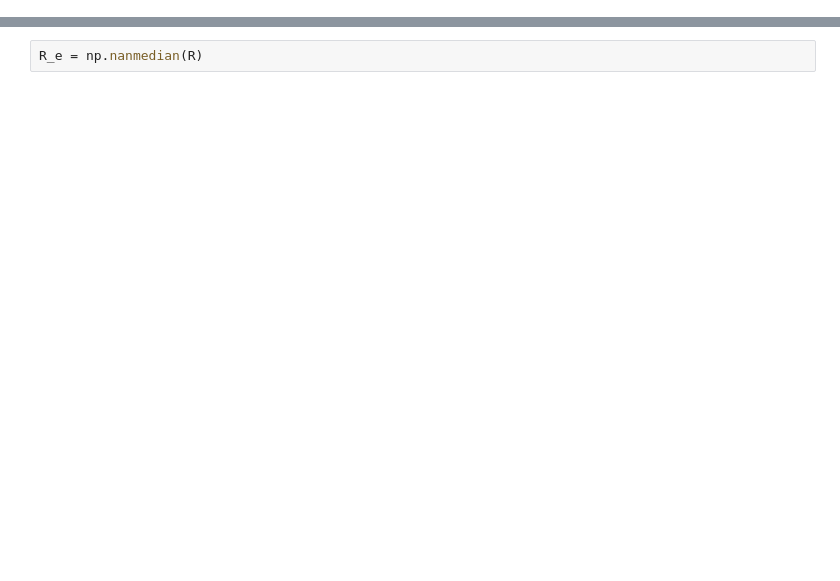
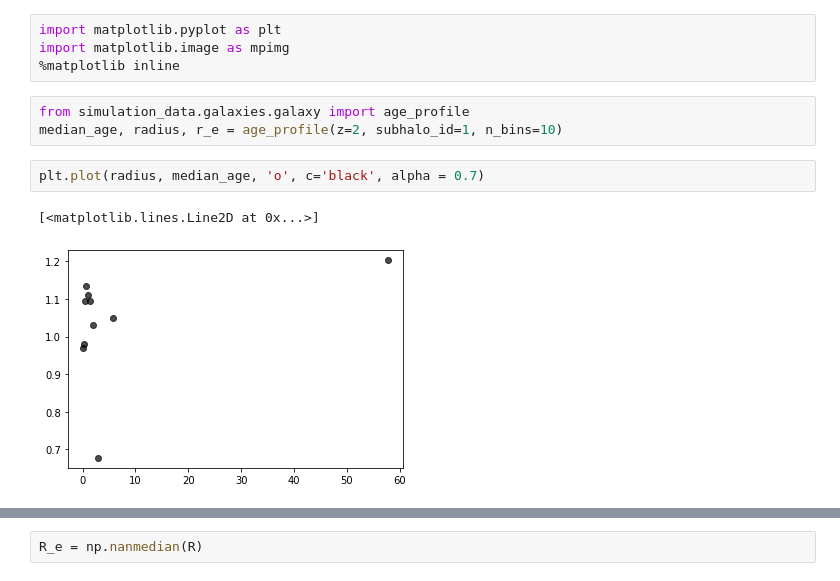
Before and after one commit to pathakde/Galaxy-Quenching, a Jupyter notebook: stellar_age_radial_distribution_plots.ipynb, the cells around one changed output, grey strips where cells are left out. Cells and saved outputs as stored; diff of their text form; blank space fills up the shorter version.

```diff
--- a/stellar_age_radial_distribution_plots.ipynb
+++ b/stellar_age_radial_distribution_plots.ipynb
@@ -0,0 +1,12 @@
+# %%
+import matplotlib.pyplot as plt
+import matplotlib.image as mpimg
+%matplotlib inline
+# %%
+from simulation_data.galaxies.galaxy import age_profile
+median_age, radius, r_e = age_profile(z=2, subhalo_id=1, n_bins=10)
+# %%
+plt.plot(radius, median_age, 'o', c='black', alpha = 0.7)
+# %% [output]
+[<matplotlib.lines.Line2D at 0x...>]
+[figure, added]
```
Also changed, not shown: parts of 16 cells of this notebook, 3 other files.
